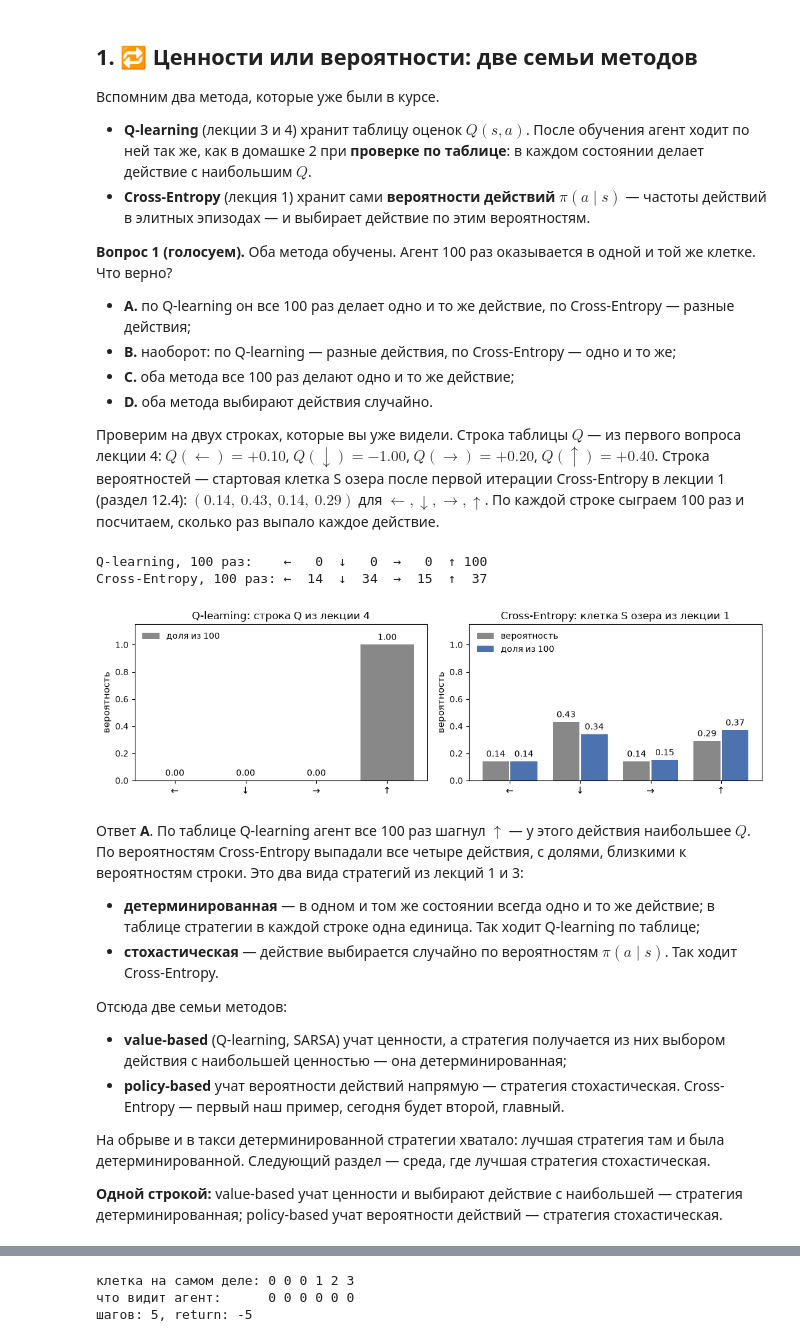
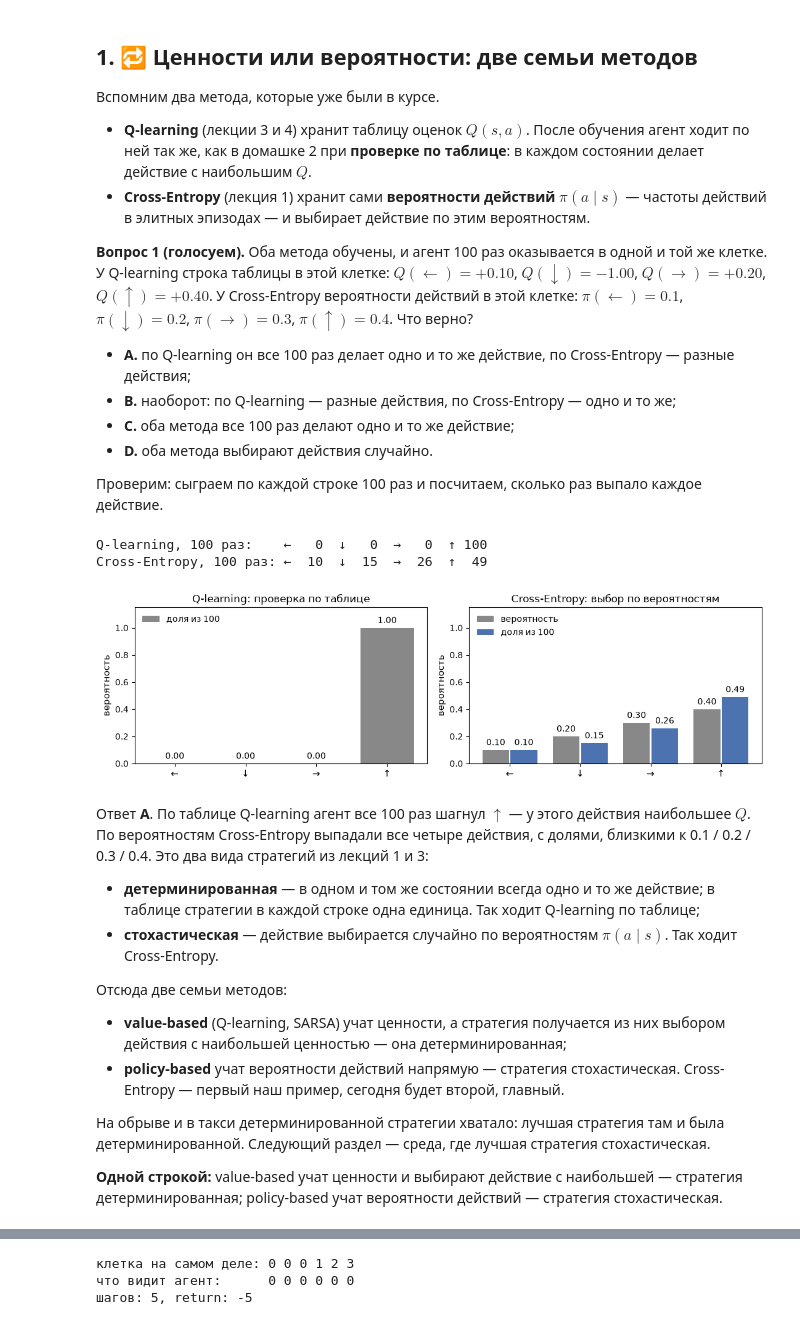
Before and after one commit to IlyaChichkanov/Reinforcement-learning, a Jupyter notebook: 05-policy-gradient/lecture/lecture.ipynb, the cells around one changed output, grey strips where cells are left out. Cells and saved outputs as stored; diff of their text form; code cells hidden in the pictures.

```diff
--- a/05-policy-gradient/lecture/lecture.ipynb
+++ b/05-policy-gradient/lecture/lecture.ipynb
@@ -43,38 +43,38 @@ from pg_plots import *     # Corridor, corridor_value, corridor_slope, softmax,
 * **Q-learning** (лекции 3 и 4) хранит таблицу оценок $Q(s, a)$. После обучения агент ходит по ней так же, как в домашке 2 при **проверке по таблице**: в каждом состоянии делает действие с наибольшим $Q$.
 * **Cross-Entropy** (лекция 1) хранит сами **вероятности действий** $\pi(a \mid s)$ — частоты действий в элитных эпизодах — и выбирает действие по этим вероятностям.
 
-**Вопрос 1 (голосуем).** Оба метода обучены. Агент 100 раз оказывается в одной и той же клетке. Что верно?
+**Вопрос 1 (голосуем).** Оба метода обучены, и агент 100 раз оказывается в одной и той же клетке. У Q-learning строка таблицы в этой клетке: $Q(\leftarrow) = +0.10$, $Q(\downarrow) = -1.00$, $Q(\rightarrow) = +0.20$, $Q(\uparrow) = +0.40$. У Cross-Entropy вероятности действий в этой клетке: $\pi(\leftarrow) = 0.1$, $\pi(\downarrow) = 0.2$, $\pi(\rightarrow) = 0.3$, $\pi(\uparrow) = 0.4$. Что верно?
 
 * **A.** по Q-learning он все 100 раз делает одно и то же действие, по Cross-Entropy — разные действия;
 * **B.** наоборот: по Q-learning — разные действия, по Cross-Entropy — одно и то же;
 * **C.** оба метода все 100 раз делают одно и то же действие;
 * **D.** оба метода выбирают действия случайно.
 
-Проверим на двух строках, которые вы уже видели. Строка таблицы $Q$ — из первого вопроса лекции 4: $Q(\leftarrow) = +0.10$, $Q(\downarrow) = -1.00$, $Q(\rightarrow) = +0.20$, $Q(\uparrow) = +0.40$. Строка вероятностей — стартовая клетка S озера после первой итерации Cross-Entropy в лекции 1 (раздел 12.4): $(0.14,\ 0.43,\ 0.14,\ 0.29)$ для $\leftarrow, \downarrow, \rightarrow, \uparrow$. По каждой строке сыграем 100 раз и посчитаем, сколько раз выпало каждое действие.
+Проверим: сыграем по каждой строке 100 раз и посчитаем, сколько раз выпало каждое действие.
 # %%
 arrows = ["←", "↓", "→", "↑"]
-q_row = np.array([+0.10, -1.00, +0.20, +0.40])    # строка таблицы Q из вопроса 1 лекции 4
-cem_row = np.array([0.14, 0.43, 0.14, 0.29])       # клетка S озера после первой итерации Cross-Entropy (лекция 1)
+q_row = np.array([+0.10, -1.00, +0.20, +0.40])    # Q-learning: строка таблицы Q из вопроса
+pi_row = np.array([0.1, 0.2, 0.3, 0.4])            # Cross-Entropy: вероятности действий из вопроса
 
 rng = np.random.default_rng(0)
 by_table = np.full(100, q_row.argmax())                 # проверка по таблице: каждый раз действие с наибольшим Q
-by_probs = rng.choice(4, size=100, p=cem_row)            # Cross-Entropy: каждый раз случайно по вероятностям
+by_probs = rng.choice(4, size=100, p=pi_row)             # Cross-Entropy: каждый раз случайно по вероятностям
 count_table, count_probs = np.bincount(by_table, minlength=4), np.bincount(by_probs, minlength=4)
 print("Q-learning, 100 раз:   ", "  ".join(f"{a} {n:3d}" for a, n in zip(arrows, count_table)))
 print("Cross-Entropy, 100 раз:", "  ".join(f"{a} {n:3d}" for a, n in zip(arrows, count_probs)))
 
 fig, axes = plt.subplots(1, 2, figsize=(11, 3.3))
 plot_probs({"доля из 100": count_table / 100}, ax=axes[0], labels=arrows, ylim=(0, 1.15),
-           title="Q-learning: строка Q из лекции 4")
-plot_probs({"вероятность": cem_row, "доля из 100": count_probs / 100}, ax=axes[1], labels=arrows, ylim=(0, 1.15),
-           title="Cross-Entropy: клетка S озера из лекции 1")
+           title="Q-learning: проверка по таблице")
+plot_probs({"вероятность": pi_row, "доля из 100": count_probs / 100}, ax=axes[1], labels=arrows, ylim=(0, 1.15),
+           title="Cross-Entropy: выбор по вероятностям")
 plt.tight_layout(); plt.show()
 # %% [output]
 Q-learning, 100 раз:    ←   0  ↓   0  →   0  ↑ 100
-Cross-Entropy, 100 раз: ←  14  ↓  34  →  15  ↑  37
+Cross-Entropy, 100 раз: ←  10  ↓  15  →  26  ↑  49
-[figure, old version]
+[figure, new version]
 # %% [markdown]
-Ответ **A**. По таблице Q-learning агент все 100 раз шагнул $\uparrow$ — у этого действия наибольшее $Q$. По вероятностям Cross-Entropy выпадали все четыре действия, с долями, близкими к вероятностям строки. Это два вида стратегий из лекций 1 и 3:
+Ответ **A**. По таблице Q-learning агент все 100 раз шагнул $\uparrow$ — у этого действия наибольшее $Q$. По вероятностям Cross-Entropy выпадали все четыре действия, с долями, близкими к 0.1 / 0.2 / 0.3 / 0.4. Это два вида стратегий из лекций 1 и 3:
 
 * **детерминированная** — в одном и том же состоянии всегда одно и то же действие; в таблице стратегии в каждой строке одна единица. Так ходит Q-learning по таблице;
 * **стохастическая** — действие выбирается случайно по вероятностям $\pi(a \mid s)$. Так ходит Cross-Entropy.
```
Also changed, not shown: parts of 1 cell of this notebook, 1 other file.
